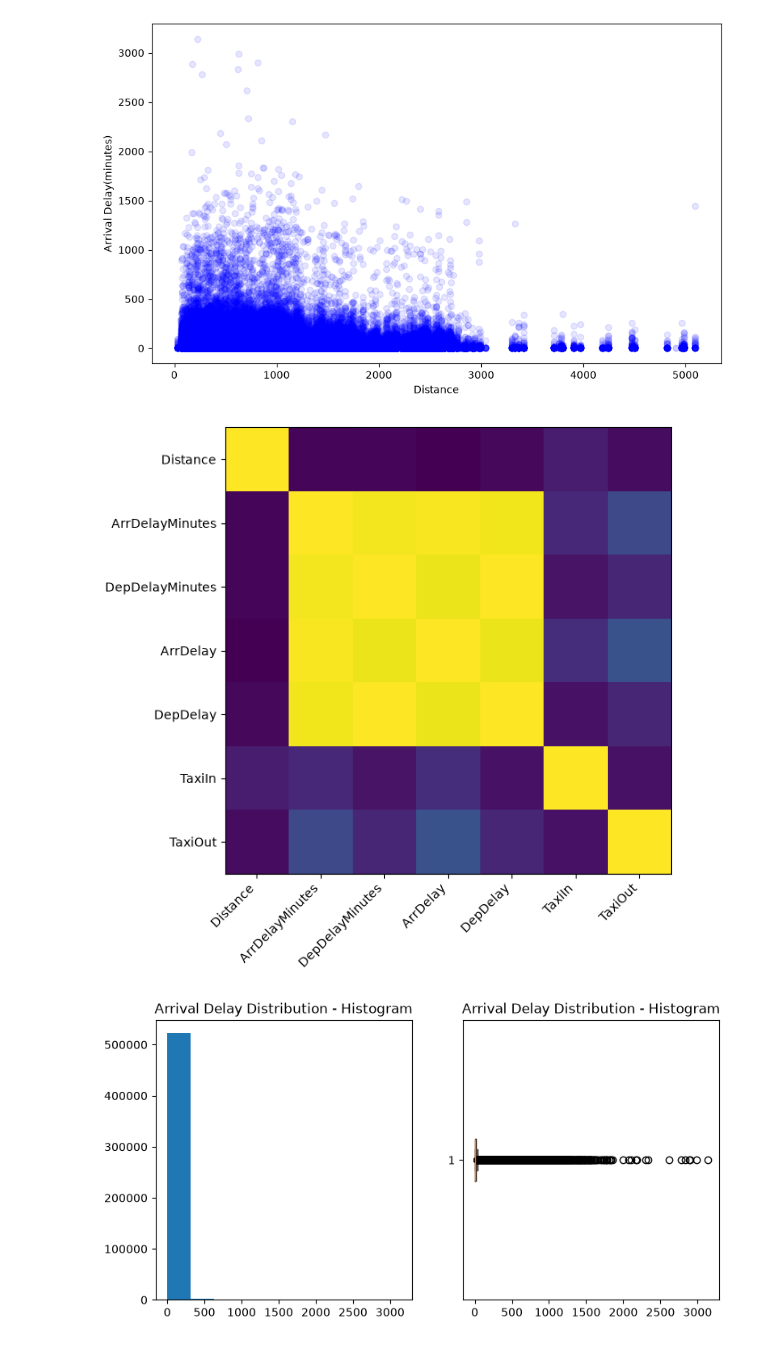
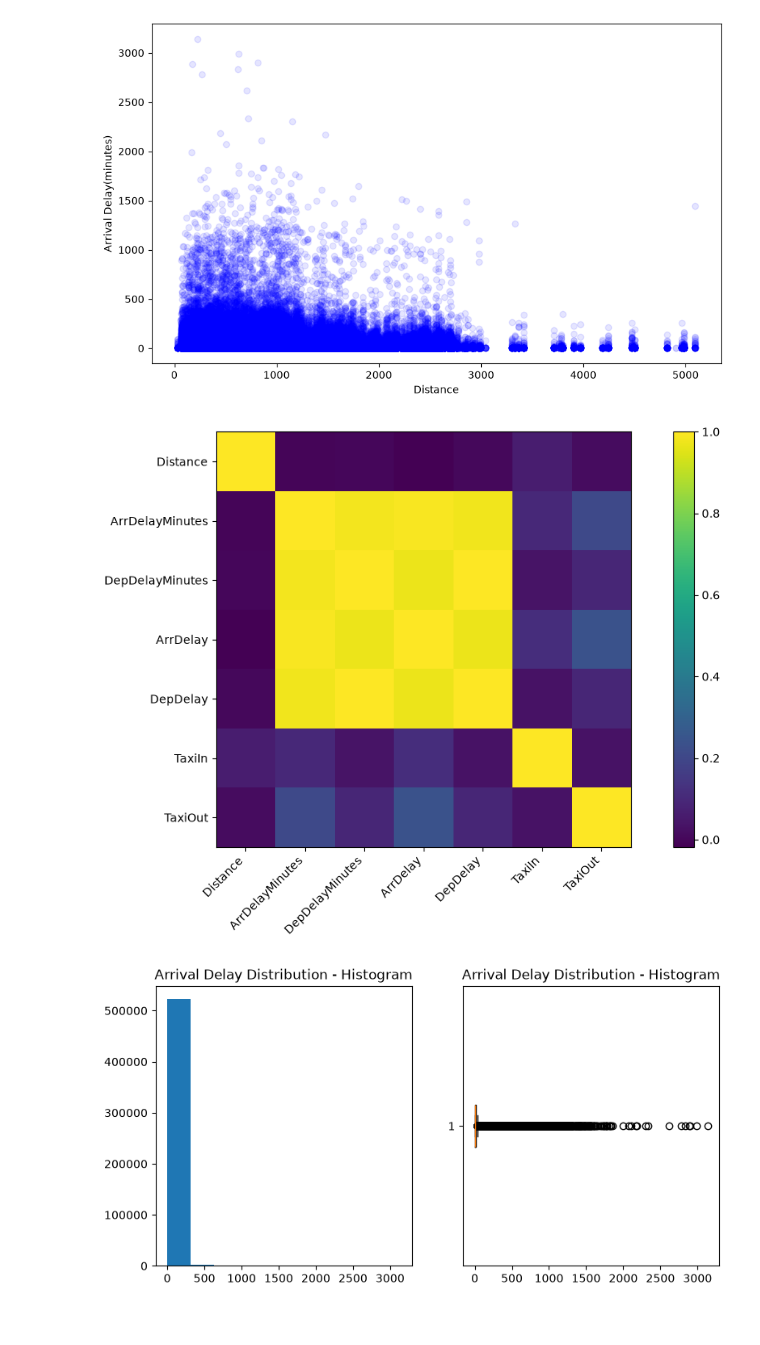
Before and after one commit to Nilesh8766/airline_operations_analytics, a Jupyter notebook: 03_notebooks/07_EDA.ipynb, the cells around one changed output. Drawn from its saved outputs; the diff is of its cells as text; code cells hidden in the pictures.

```diff
--- a/03_notebooks/07_EDA.ipynb
+++ b/03_notebooks/07_EDA.ipynb
@@ -199,34 +199,36 @@ plt.show()
 corr_columns = [
 "Distance",
 "ArrDelayMinutes",
 "DepDelayMinutes",
 "ArrDelay",
 "DepDelay",
 "TaxiIn",
 "TaxiOut"
 ]
 
 corr = df[corr_columns].corr()
 
 plt.figure(figsize=(13, 6.5))
 
 plt. imshow(corr, interpolation="nearest")
 
+plt.colorbar()
+
 plt.xticks(
     range(len(corr_columns)),
     corr_columns,
     rotation = 45,
     ha="right"
 )
 
 plt.yticks(
     range(len(corr_columns)),
     corr_columns
 )
 
 plt.show()
 # %% [output]
-[figure, old version]
+[figure, new version]
 # %%
 fig, ax = plt.subplots(1, 2, figsize=(9, 4.5))
 
```
